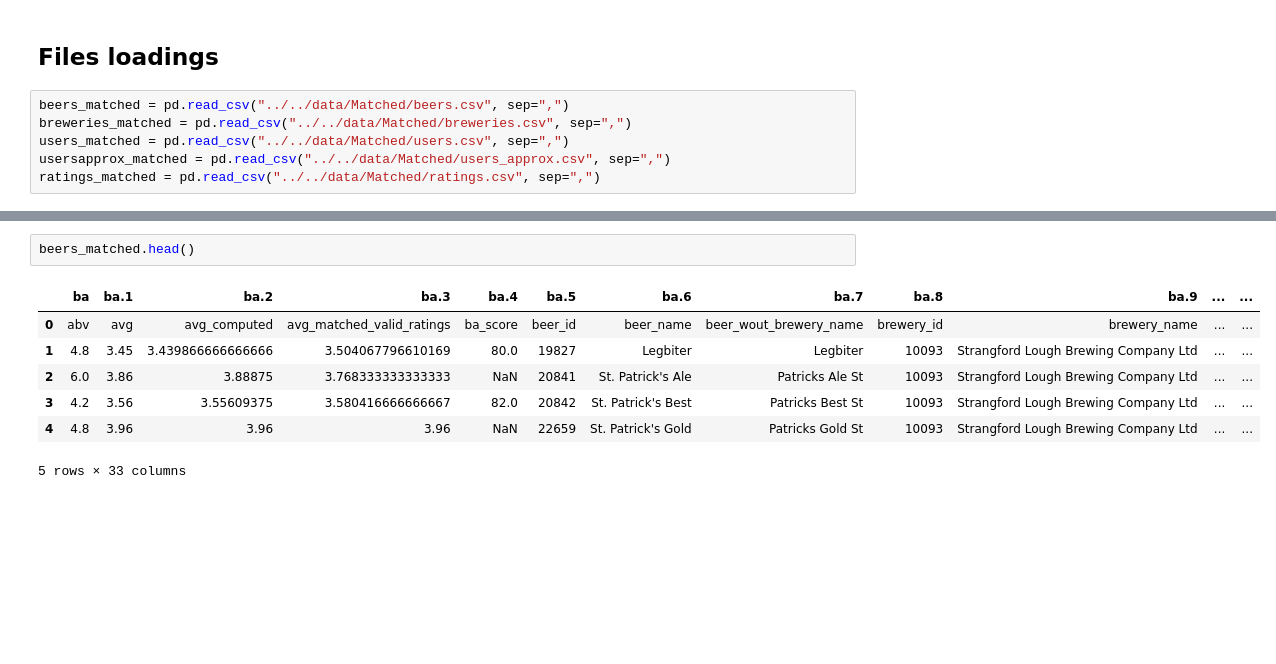
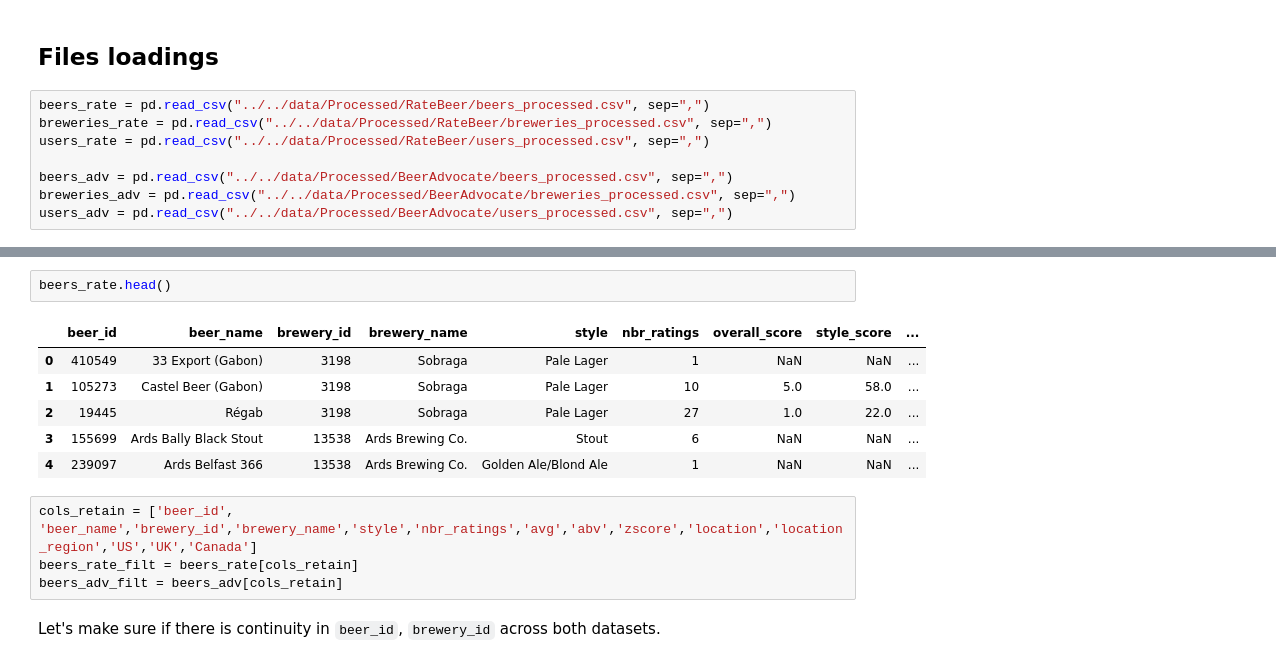
Before and after one commit to epfl-ada/ada-2024-project-mediterranean, a Jupyter notebook: src/data/data_processing_Matched.ipynb, the cells around one changed output, grey strips where cells are left out. Drawn from its saved outputs; the diff is of its cells as text; blank space fills up the shorter version.

```diff
--- a/src/data/data_processing_Matched.ipynb
+++ b/src/data/data_processing_Matched.ipynb
@@ -5,8 +14,10 @@ import pandas as pd
 # %% [markdown]
 ## Files loadings
 # %%
-beers_matched = pd.read_csv("../../data/Matched/beers.csv", sep=",")
-breweries_matched = pd.read_csv("../../data/Matched/breweries.csv", sep=",")
-users_matched = pd.read_csv("../../data/Matched/users.csv", sep=",")
-usersapprox_matched = pd.read_csv("../../data/Matched/users_approx.csv", sep=",")
-ratings_matched = pd.read_csv("../../data/Matched/ratings.csv", sep=",")
+beers_rate = pd.read_csv("../../data/Processed/RateBeer/beers_processed.csv", sep=",")
+breweries_rate = pd.read_csv("../../data/Processed/RateBeer/breweries_processed.csv", sep=",")
+users_rate = pd.read_csv("../../data/Processed/RateBeer/users_processed.csv", sep=",")
+
+beers_adv = pd.read_csv("../../data/Processed/BeerAdvocate/beers_processed.csv", sep=",")
+breweries_adv = pd.read_csv("../../data/Processed/BeerAdvocate/breweries_processed.csv", sep=",")
+users_adv = pd.read_csv("../../data/Processed/BeerAdvocate/users_processed.csv", sep=",")
@@ -23,10 +81,15 @@ ratings_matched.head()
 # %%
-beers_matched.head()
+beers_rate.head()
 # %% [output]
-|  | ba | ba.1 | ba.2 | ba.3 | ba.4 | ba.5 | ba.6 | ba.7 | ba.8 | ba.9 | ... | ... |
-| 0 | abv | avg | avg_computed | avg_matched_valid_ratings | ba_score | beer_id | beer_name | beer_wout_brewery_name | brewery_id | brewery_name | ... | ... |
-| 1 | 4.8 | 3.45 | 3.439866666666666 | 3.504067796610169 | 80.0 | 19827 | Legbiter | Legbiter | 10093 | Strangford Lough Brewing Company Ltd | ... | ... |
-| 2 | 6.0 | 3.86 | 3.88875 | 3.768333333333333 | NaN | 20841 | St. Patrick's Ale | Patricks Ale St | 10093 | Strangford Lough Brewing Company Ltd | ... | ... |
-| 3 | 4.2 | 3.56 | 3.55609375 | 3.580416666666667 | 82.0 | 20842 | St. Patrick's Best | Patricks Best St | 10093 | Strangford Lough Brewing Company Ltd | ... | ... |
-| 4 | 4.8 | 3.96 | 3.96 | 3.96 | NaN | 22659 | St. Patrick's Gold | Patricks Gold St | 10093 | Strangford Lough Brewing Company Ltd | ... | ... |
+|  | beer_id | beer_name | brewery_id | brewery_name | style | nbr_ratings | overall_score | style_score | ... |
+| 0 | 410549 | 33 Export (Gabon) | 3198 | Sobraga | Pale Lager | 1 | NaN | NaN | ... |
+| 1 | 105273 | Castel Beer (Gabon) | 3198 | Sobraga | Pale Lager | 10 | 5.0 | 58.0 | ... |
+| 2 | 19445 | Régab | 3198 | Sobraga | Pale Lager | 27 | 1.0 | 22.0 | ... |
+| 3 | 155699 | Ards Bally Black Stout | 13538 | Ards Brewing Co. | Stout | 6 | NaN | NaN | ... |
+| 4 | 239097 | Ards Belfast 366 | 13538 | Ards Brewing Co. | Golden Ale/Blond Ale | 1 | NaN | NaN | ... |
-5 rows × 33 columns
+# %%
+cols_retain = ['beer_id', 'beer_name','brewery_id','brewery_name','style','nbr_ratings','avg','abv','zscore','location','location_region','US','UK','Canada']
+beers_rate_filt = beers_rate[cols_retain]
+beers_adv_filt = beers_adv[cols_retain]
+# %% [markdown]
+Let's make sure if there is continuity in `beer_id`, `brewery_id`  across both datasets.
```
Also changed, not shown: parts of 22 cells of this notebook.
